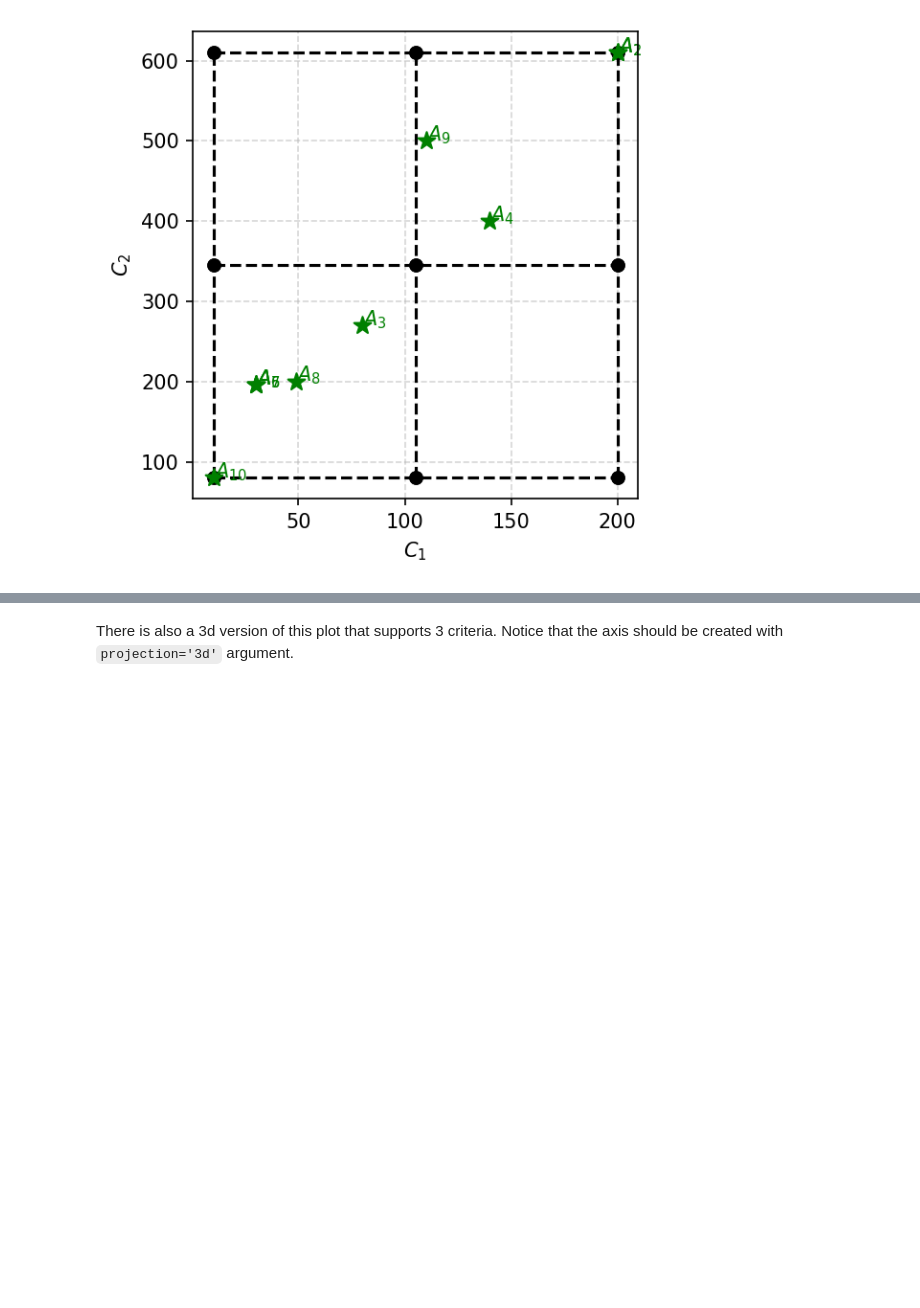
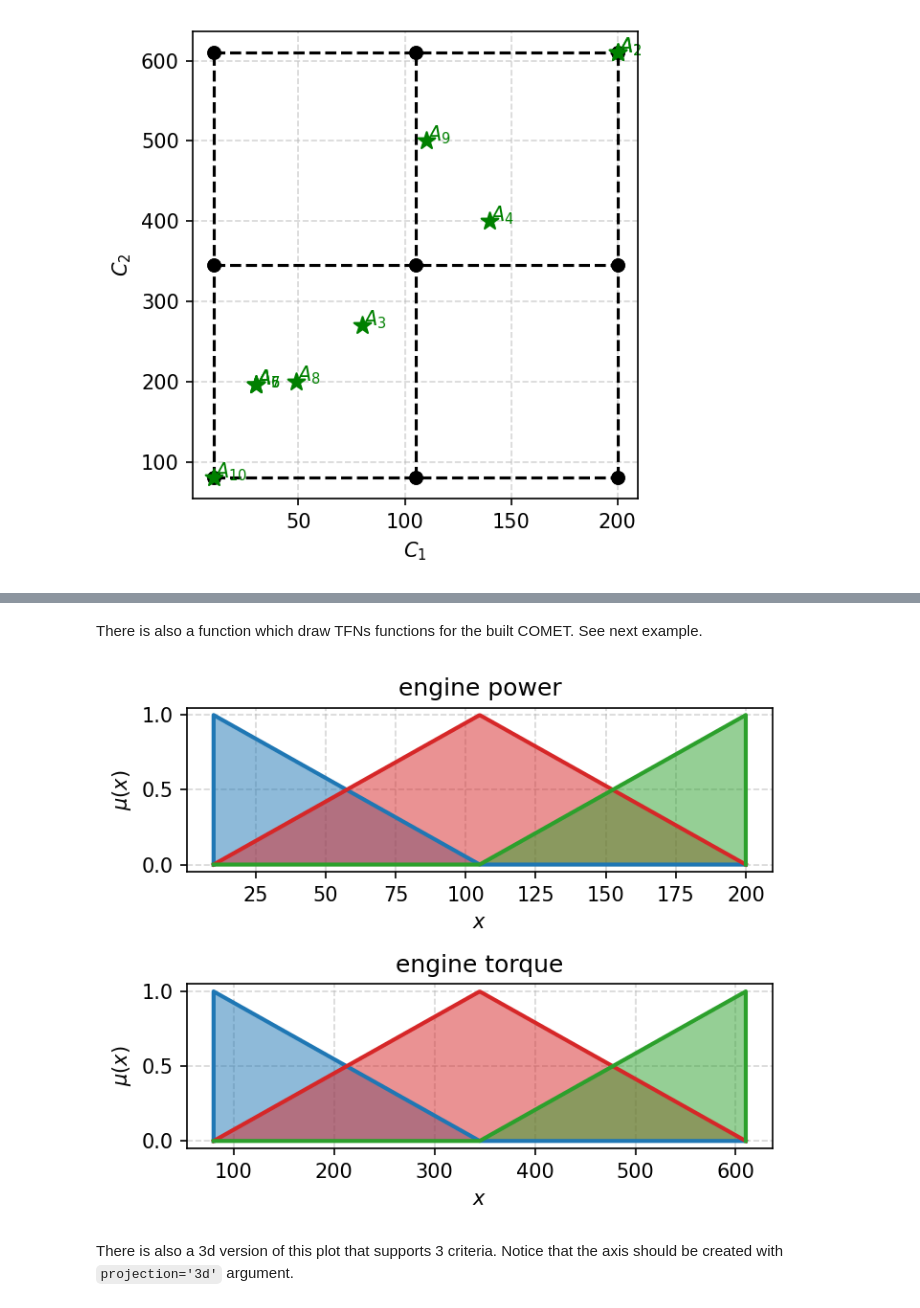
Before and after one commit to kotbaton/pymcdm, a Jupyter notebook: examples/Example.ipynb, the cells around one changed output, grey strips where cells are left out. Saved outputs shown, nothing was run; the diff lists cells and outputs as text; code cells hidden in the pictures; blank space fills up the shorter version.

```diff
--- a/examples/Example.ipynb
+++ b/examples/Example.ipynb
@@ -268,3 +280,19 @@ plt.show()
+# %% [markdown]
+There is also a function which draw TFNs functions for the built COMET. See next example.
+# %%
+fig, axes = plt.subplots(2, 1, figsize=(5, 4), dpi=150)
+for i in range(2):
+    visuals.comet_tfns(comet,
+                       criterion_index=i,
+                       criterion_name=criteria_names[i],
+                       colors=['tab:blue', 'tab:red', 'tab:green'],
+                       plot_kwargs=dict(lw=2),
+                       ax=axes[i])
+plt.tight_layout()
+plt.savefig('images/comet_tfs.pdf', bbox_inches='tight')
+plt.show()
+# %% [output]
+[figure, added]
 # %% [markdown]
 There is also a 3d version of this plot that supports 3 criteria. Notice that the axis should be created with `projection='3d'` argument.
 # %%
```
Also changed, not shown: parts of 9 cells of this notebook, 1 other file.
